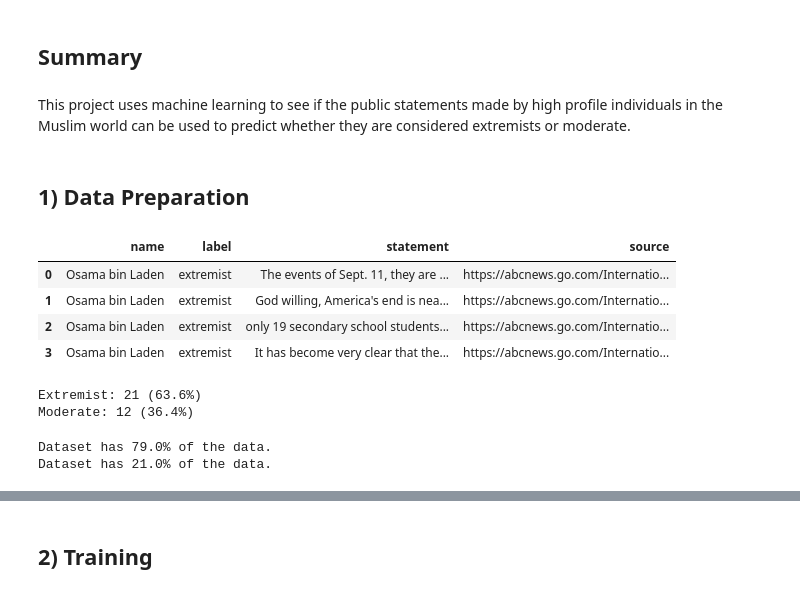
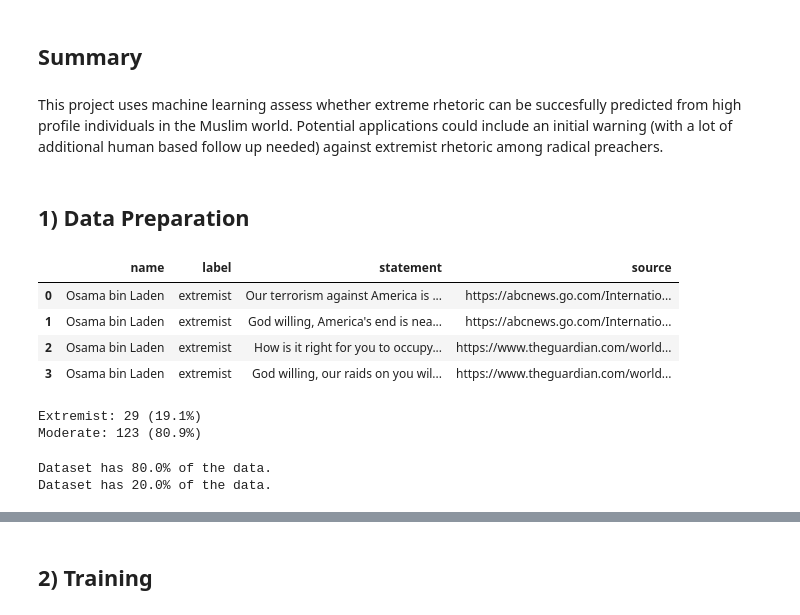
Before and after one commit to jcarterlab/Word-of-God, a Jupyter notebook: Word of God.ipynb, the cells around one changed output, grey strips where cells are left out. Drawn from its saved outputs; the diff is of its cells as text; code cells hidden in the pictures.

```diff
--- a/Word of God.ipynb
+++ b/Word of God.ipynb
@@ -4,33 +4,33 @@
 Jack Carter - 11/10/2022
 # %% [markdown]
 ## Summary
-# %% [markdown]
-This project uses machine learning to see if the public statements made by high profile individuals in the Muslim world can be used to predict whether they are considered extremists or moderate.
+# %% [markdown]
+This project uses machine learning assess whether extreme rhetoric can be succesfully predicted from high profile individuals in the Muslim world. Potential applications could include an initial warning (with a lot of additional human based follow up needed) against extremist rhetoric among radical preachers.
 # %% [markdown]
 ## 1) Data Preparation
 # %%
 import numpy as np
 import pandas as pd
 from sklearn.model_selection import train_test_split
 pd.set_option('display.max_colwidth', 1000)
 
 # creates a risks data set with extremist related quotes.
-extremists = pd.read_excel('C:/Users/HUAWEI/Desktop/Projects/Word-of-God/extremists.xlsx')
+extreme = pd.read_excel('C:/Users/HUAWEI/Desktop/Projects/Word-of-God/Data/extremist_rhetoric.xlsx')
 
 # creates a risks data set with non-extremist related quotes.
-not_extremists = pd.read_excel('C:/Users/HUAWEI/Desktop/Projects/Word-of-God/not_extremists.xlsx')
+not_extreme = pd.read_excel('C:/Users/HUAWEI/Desktop/Projects/Word-of-God/Data/non_extremist_rhetoric.xlsx')
 
 # combines the extremist and non-extremist quotes.
-combined_df = pd.concat([extremists, not_extremists]).reset_index(drop = True)
+combined_df = pd.concat([extreme, not_extreme]).reset_index(drop = True)
 
 # views sample headlines.
 combined_df.head(4)
 # %% [output]
 |  | name | label | statement | source |
-| 0 | Osama bin Laden | extremist | The events of Sept. 11, they are ... | https://abcnews.go.com/Internatio... |
+| 0 | Osama bin Laden | extremist | Our terrorism against America is ... | https://abcnews.go.com/Internatio... |
 | 1 | Osama bin Laden | extremist | God willing, America's end is nea... | https://abcnews.go.com/Internatio... |
-| 2 | Osama bin Laden | extremist | only 19 secondary school students... | https://abcnews.go.com/Internatio... |
-| 3 | Osama bin Laden | extremist | It has become very clear that the... | https://abcnews.go.com/Internatio... |
+| 2 | Osama bin Laden | extremist | How is it right for you to occupy... | https://www.theguardian.com/world... |
+| 3 | Osama bin Laden | extremist | God willing, our raids on you wil... | https://www.theguardian.com/world... |
 # %%
 # prints the number of extremist vs moderate quotes.
 extremist_len = len(combined_df[combined_df.label=='extremist'])
@@ -39,8 +39,8 @@ moderate_len = len(combined_df[combined_df.label!='extremist'])
 print('Extremist: ' + str(extremist_len) + ' (' + str(round((extremist_len / (extremist_len + moderate_len))* 100, 1)) + '%)')
 print('Moderate: ' + str(moderate_len) + ' (' + str(round((moderate_len / (extremist_len + moderate_len))* 100, 1)) + '%)')
 # %% [output]
-Extremist: 21 (63.6%)
-Moderate: 12 (36.4%)
+Extremist: 29 (19.1%)
+Moderate: 123 (80.9%)
 # %%
 # splits the data into training and test sets.
 x = combined_df.statement
@@ -53,8 +53,8 @@ x_train, x_test, y_train, y_test = train_test_split(x, y, test_size=0.2, random_
 for dataset in [x_train, x_test]:
     print('Dataset has {}{} of the data.'.format((round(len(dataset) / len(combined_df), 2))*100, '%'))
 # %% [output]
-Dataset has 79.0% of the data.
-Dataset has 21.0% of the data.
+Dataset has 80.0% of the data.
+Dataset has 20.0% of the data.
 # %%
 # 'fit_on_texts' assigns a unique number for each word in our vocab.
 # 'texts_to_sequences' replaces each headline with a number sequence.
```
Also changed, not shown: parts of 7 cells of this notebook, 4 other files.
